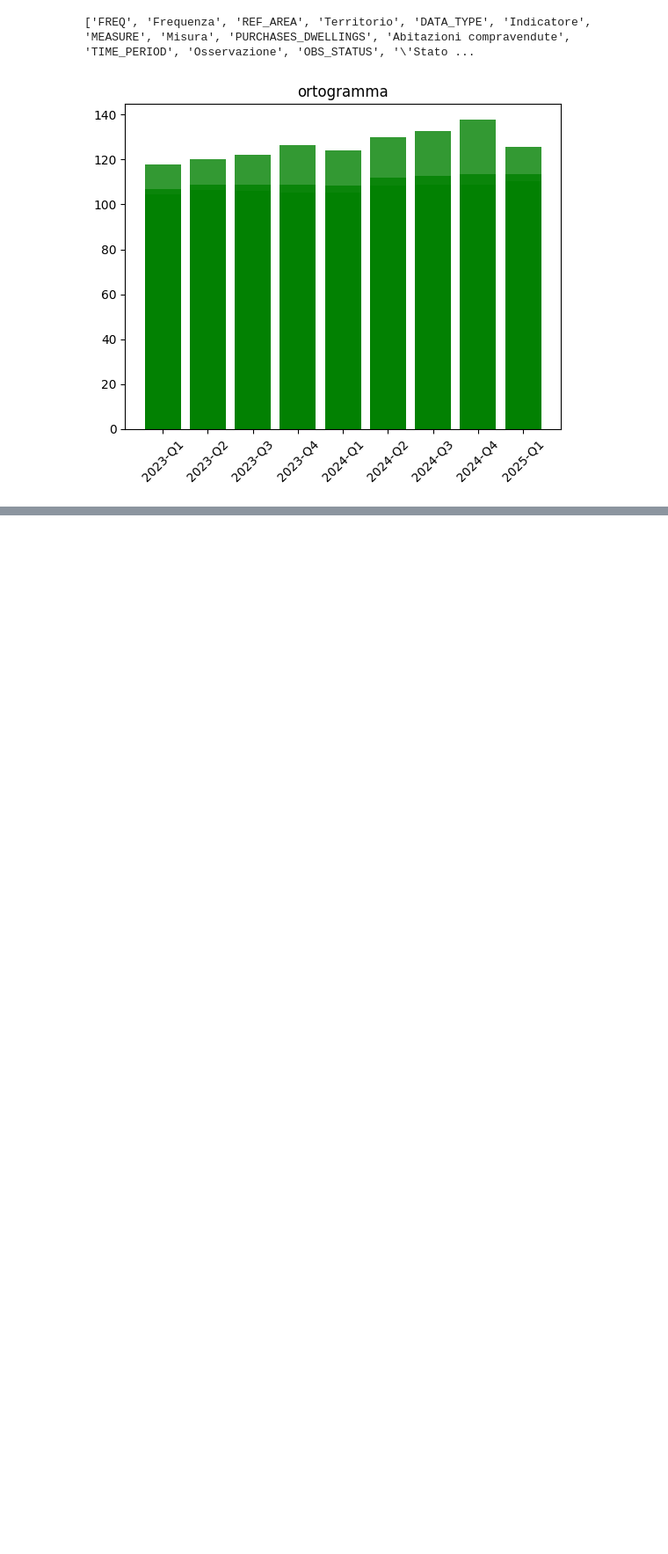
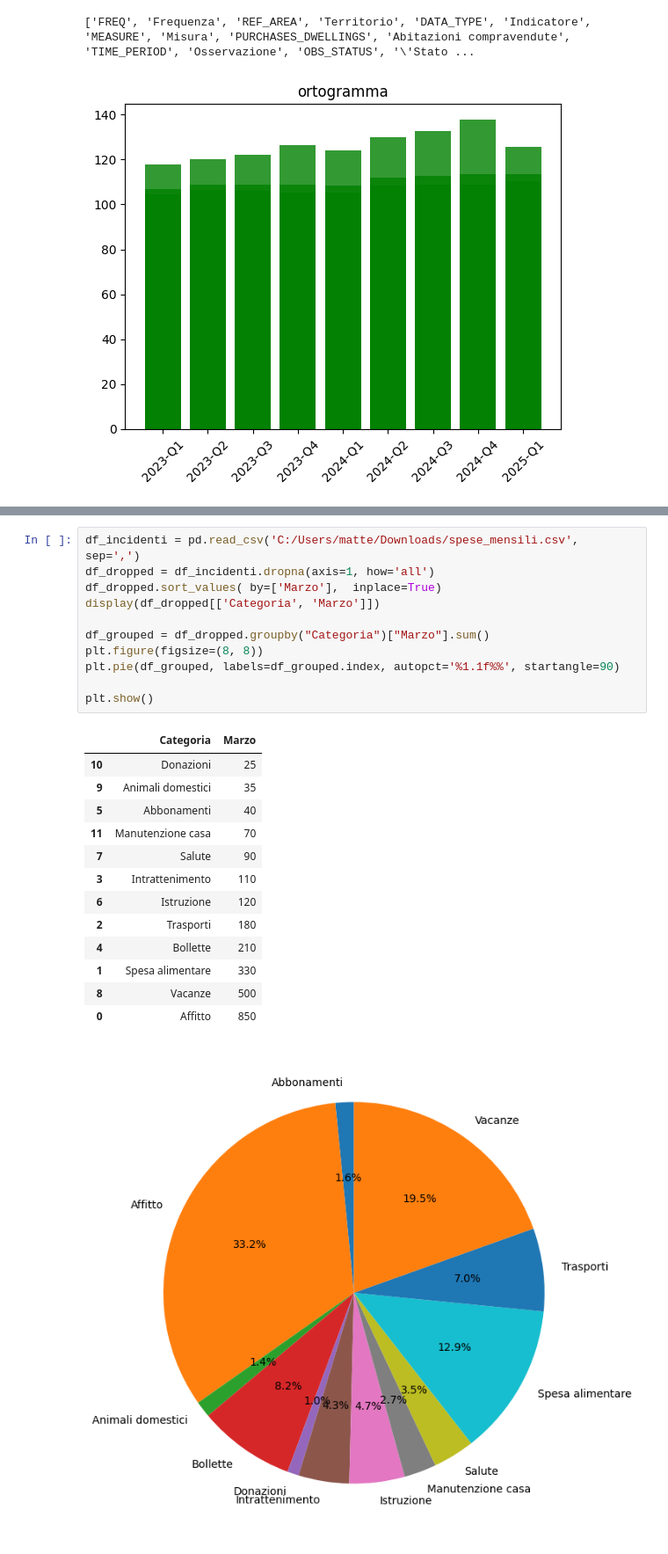
Before and after one commit to MatteoGabr/Data-Analisi, a Jupyter notebook: Analisi.ipynb, the cells around one changed output, grey strips where cells are left out. Shown at 88% size. Saved outputs shown, nothing was run; the diff lists cells and outputs as text; blank space fills up the shorter version.

```diff
--- a/Analisi.ipynb
+++ b/Analisi.ipynb
@@ -56,0 +121,26 @@ plt.show()
+# %%
+df_incidenti = pd.read_csv('C:/Users/matte/Downloads/spese_mensili.csv', sep=',')
+df_dropped = df_incidenti.dropna(axis=1, how='all')
+df_dropped.sort_values( by=['Marzo'],  inplace=True)
+display(df_dropped[['Categoria', 'Marzo']])
+
+df_grouped = df_dropped.groupby("Categoria")["Marzo"].sum()
+plt.figure(figsize=(8, 8))
+plt.pie(df_grouped, labels=df_grouped.index, autopct='%1.1f%%', startangle=90)
+
+plt.show()
+# %% [output]
+|  | Categoria | Marzo |
+| 10 | Donazioni | 25 |
+| 9 | Animali domestici | 35 |
+| 5 | Abbonamenti | 40 |
+| 11 | Manutenzione casa | 70 |
+| 7 | Salute | 90 |
+| 3 | Intrattenimento | 110 |
+| 6 | Istruzione | 120 |
+| 2 | Trasporti | 180 |
+| 4 | Bollette | 210 |
+| 1 | Spesa alimentare | 330 |
+| 8 | Vacanze | 500 |
+| 0 | Affitto | 850 |
+[figure, added]
```
Also changed, not shown: parts of 3 cells of this notebook.
